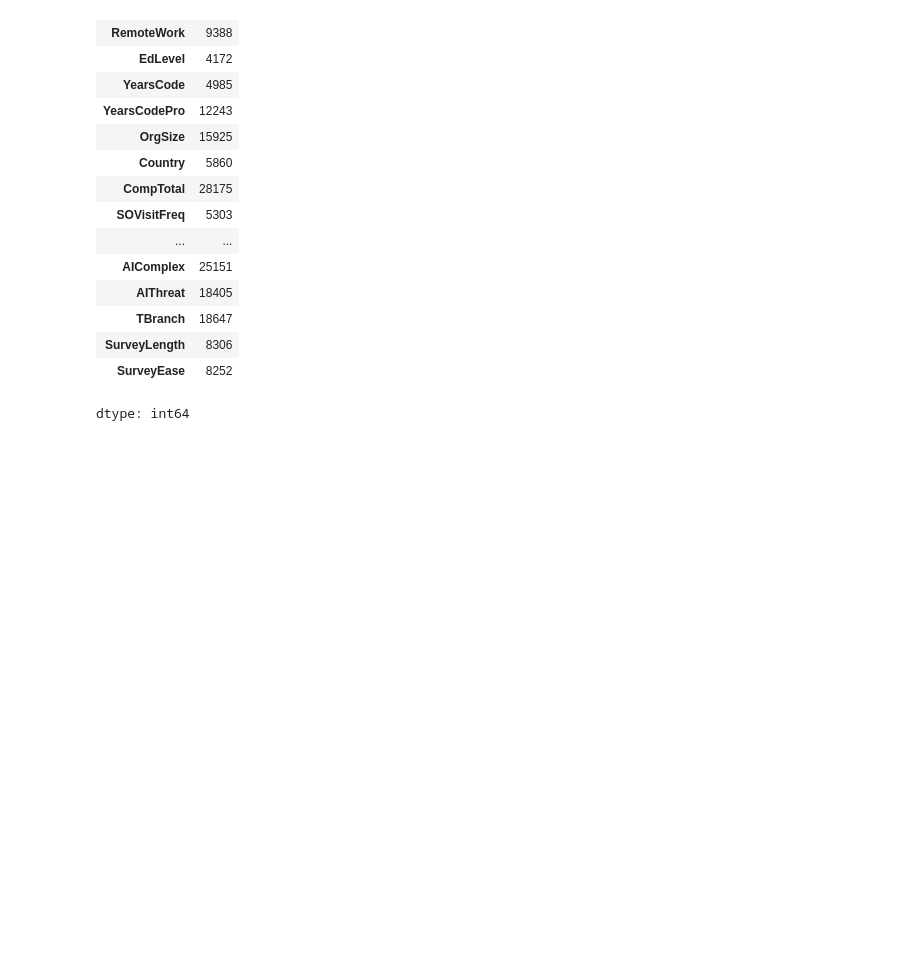
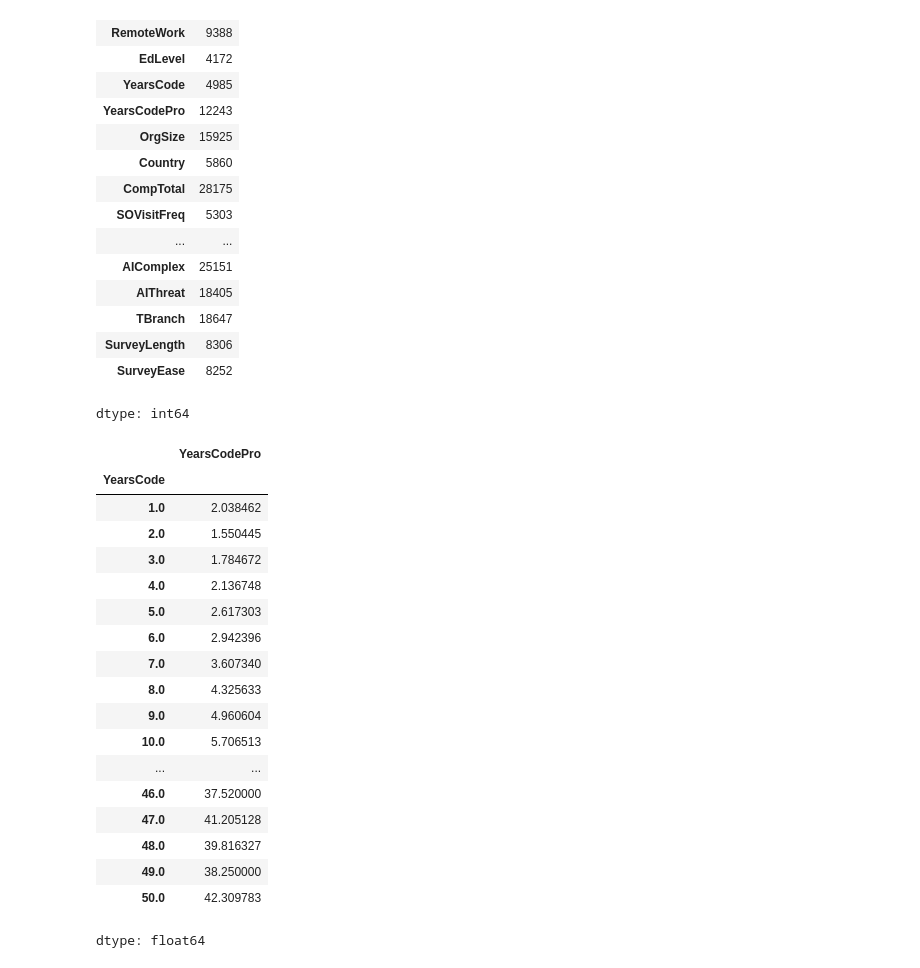
Before and after one commit to dmuman/ML-labs, a Jupyter notebook: lab2/lab2_tutorial.ipynb, the cells around one changed output. Saved outputs shown, nothing was run; the diff lists cells and outputs as text; code cells hidden in the pictures; blank space fills up the shorter version.

Commit message:
checked groupby

```diff
--- a/lab2/lab2_tutorial.ipynb
+++ b/lab2/lab2_tutorial.ipynb
@@ -284,3 +284,26 @@ df_cleaned_columns.isnull().sum()
 | SurveyLength | 8306 |
 | SurveyEase | 8252 |
 dtype: int64
+# %%
+grouped = df.groupby('YearsCode')['YearsCodePro']
+grouped.mean()
+# %% [output]
+|  | YearsCodePro |
+| YearsCode |  |
+| 1.0 | 2.038462 |
+| 2.0 | 1.550445 |
+| 3.0 | 1.784672 |
+| 4.0 | 2.136748 |
+| 5.0 | 2.617303 |
+| 6.0 | 2.942396 |
+| 7.0 | 3.607340 |
+| 8.0 | 4.325633 |
+| 9.0 | 4.960604 |
+| 10.0 | 5.706513 |
+| ... | ... |
+| 46.0 | 37.520000 |
+| 47.0 | 41.205128 |
+| 48.0 | 39.816327 |
+| 49.0 | 38.250000 |
+| 50.0 | 42.309783 |
+dtype: float64
```
